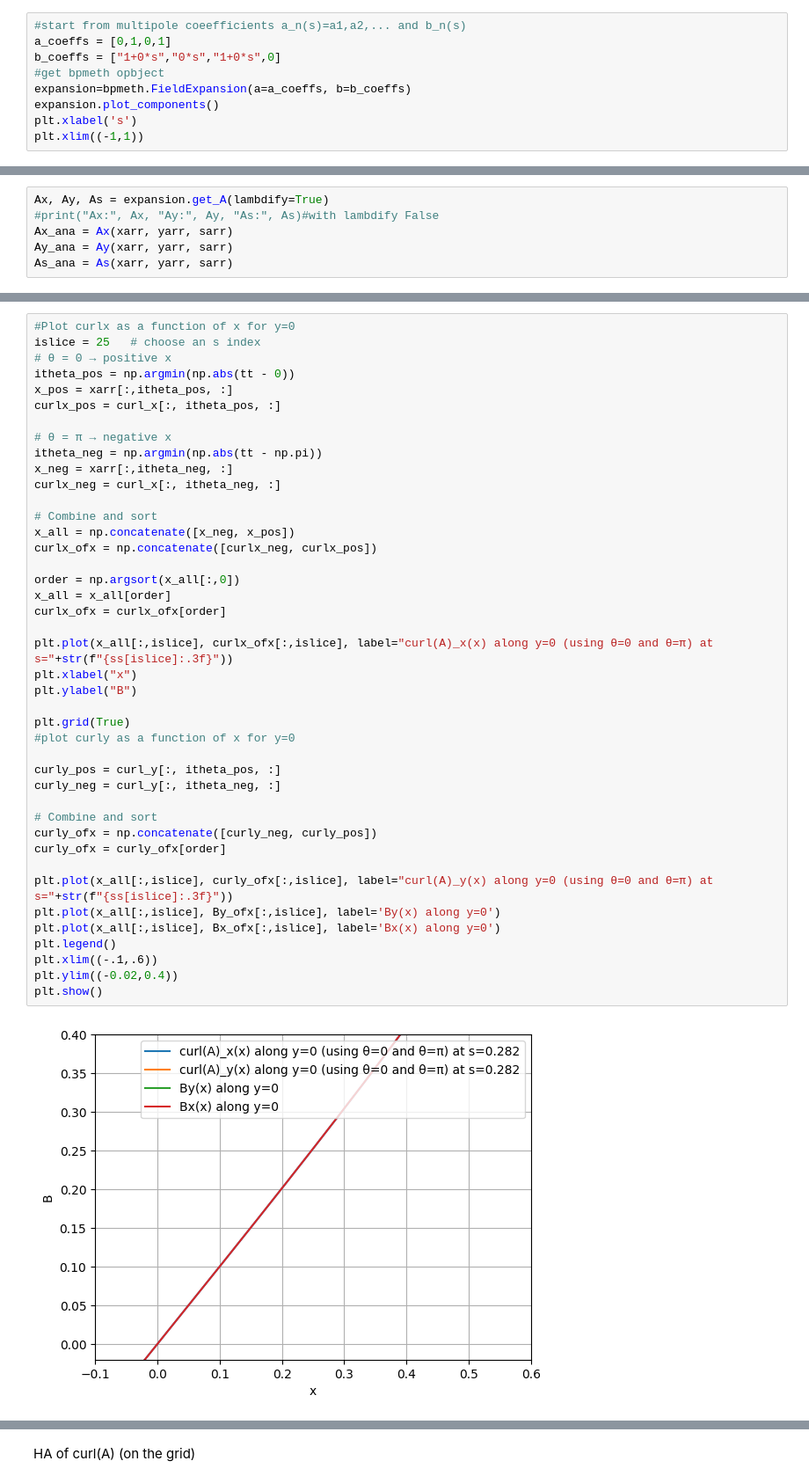
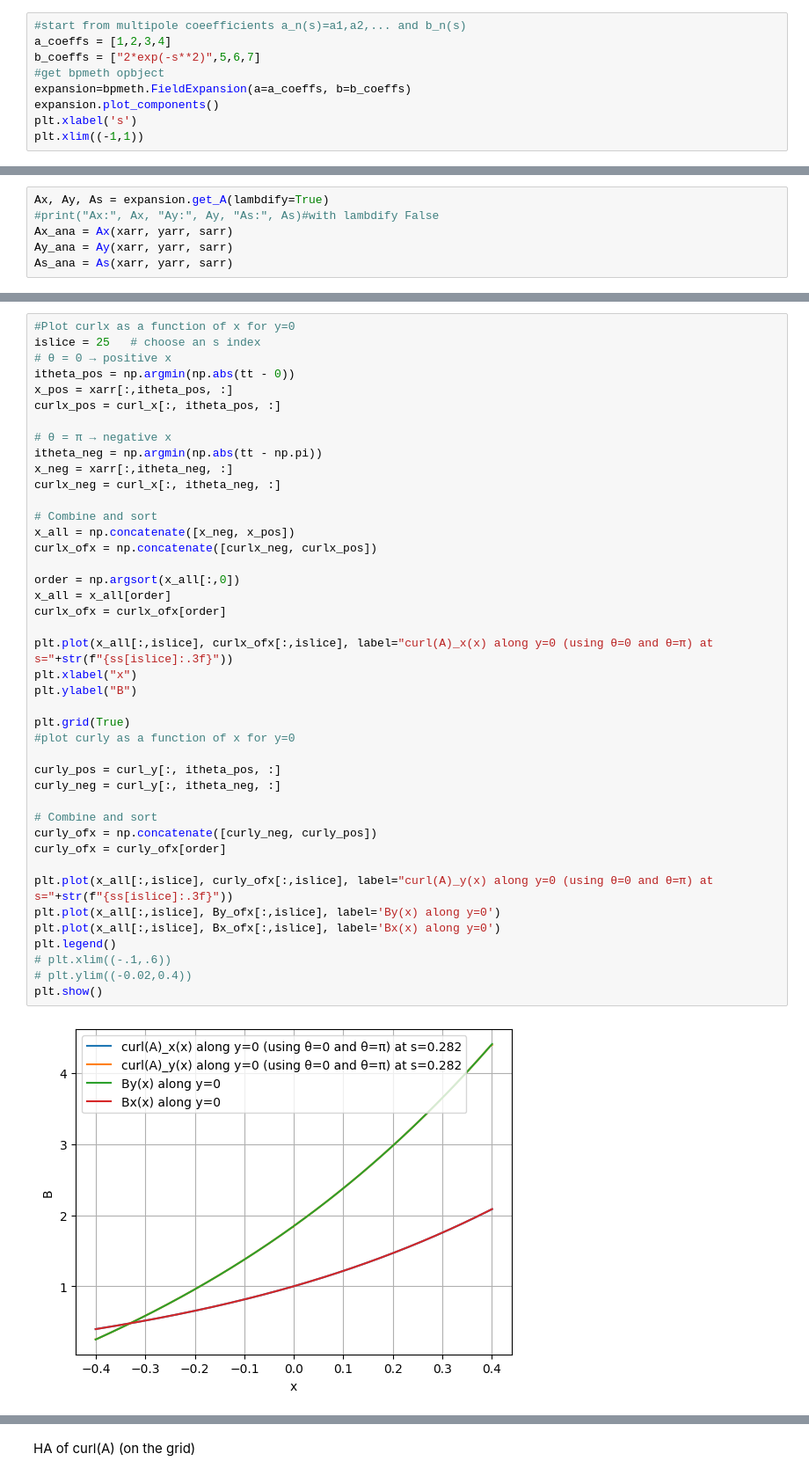
Before and after one commit to marcoliniF/bpmeth, a Jupyter notebook: preliminaryTrials/2.3abphiBABab_roundmeshgrid.ipynb, the cells around one changed output, grey strips where cells are left out. Shown at 88% size. Saved outputs shown, nothing was run; the diff lists cells and outputs as text.

```diff
--- a/preliminaryTrials/2.3abphiBABab_roundmeshgrid.ipynb
+++ b/preliminaryTrials/2.3abphiBABab_roundmeshgrid.ipynb
@@ -9,7 +11,7 @@ from numpy.polynomial.chebyshev import chebvander, cheb2poly
 # %%
 #start from multipole coeefficients a_n(s)=a1,a2,... and b_n(s)
-a_coeffs = [0,1,0,1]
-b_coeffs = ["1+0*s","0*s","1+0*s",0]
+a_coeffs = [1,2,3,4]
+b_coeffs = ["2*exp(-s**2)",5,6,7]
 #get bpmeth opbject
 expansion=bpmeth.FieldExpansion(a=a_coeffs, b=b_coeffs)
 expansion.plot_components()
@@ -275,36 +277,36 @@ x_neg = xarr[:,itheta_neg, :]
 curlx_neg = curl_x[:, itheta_neg, :]
 
 # Combine and sort
 x_all = np.concatenate([x_neg, x_pos])
 curlx_ofx = np.concatenate([curlx_neg, curlx_pos])
 
 order = np.argsort(x_all[:,0])
 x_all = x_all[order]
 curlx_ofx = curlx_ofx[order]
 
 plt.plot(x_all[:,islice], curlx_ofx[:,islice], label="curl(A)_x(x) along y=0 (using θ=0 and θ=π) at s="+str(f"{ss[islice]:.3f}"))
 plt.xlabel("x")
 plt.ylabel("B")
 
 plt.grid(True)
 #plot curly as a function of x for y=0
 
 curly_pos = curl_y[:, itheta_pos, :]
 curly_neg = curl_y[:, itheta_neg, :]
 
 # Combine and sort
 curly_ofx = np.concatenate([curly_neg, curly_pos])
 curly_ofx = curly_ofx[order]
 
 plt.plot(x_all[:,islice], curly_ofx[:,islice], label="curl(A)_y(x) along y=0 (using θ=0 and θ=π) at s="+str(f"{ss[islice]:.3f}"))
 plt.plot(x_all[:,islice], By_ofx[:,islice], label='By(x) along y=0')
 plt.plot(x_all[:,islice], Bx_ofx[:,islice], label='Bx(x) along y=0')
 plt.legend()
-plt.xlim((-.1,.6))
-plt.ylim((-0.02,0.4))
+# plt.xlim((-.1,.6))
+# plt.ylim((-0.02,0.4))
 plt.show()
 # %% [output]
-[figure, old version]
+[figure, new version]
 # %%
 npoints=len(xarr)
 print(xarr.shape)
```
Also changed, not shown: parts of 25 cells of this notebook.
